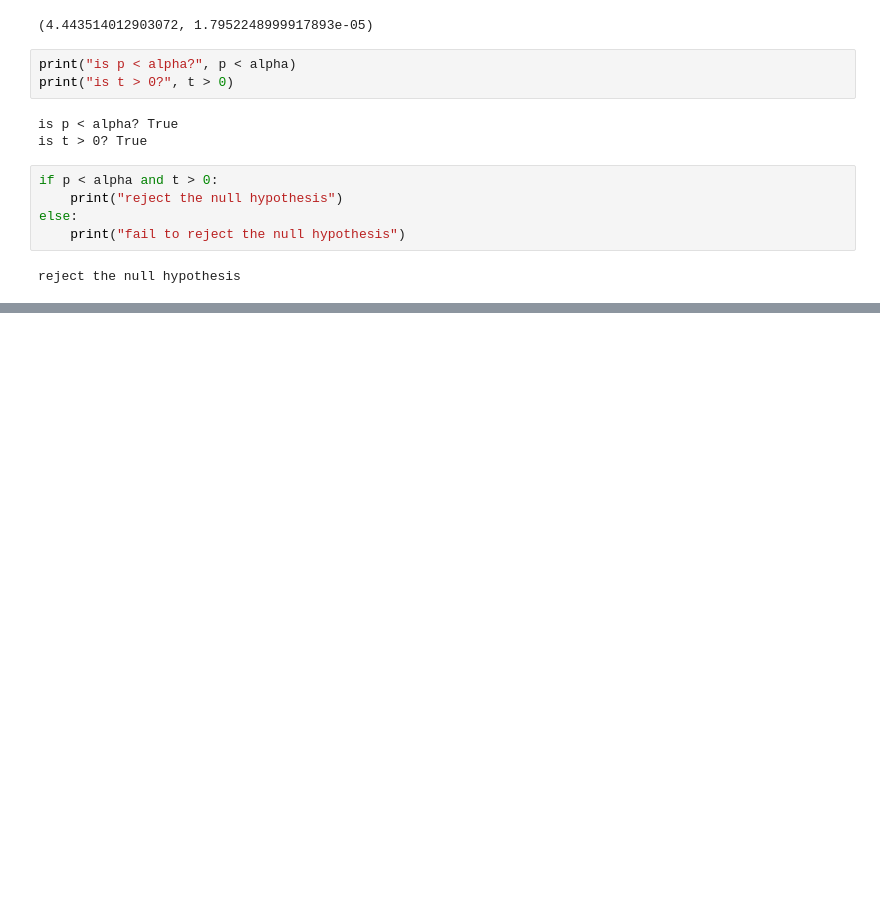
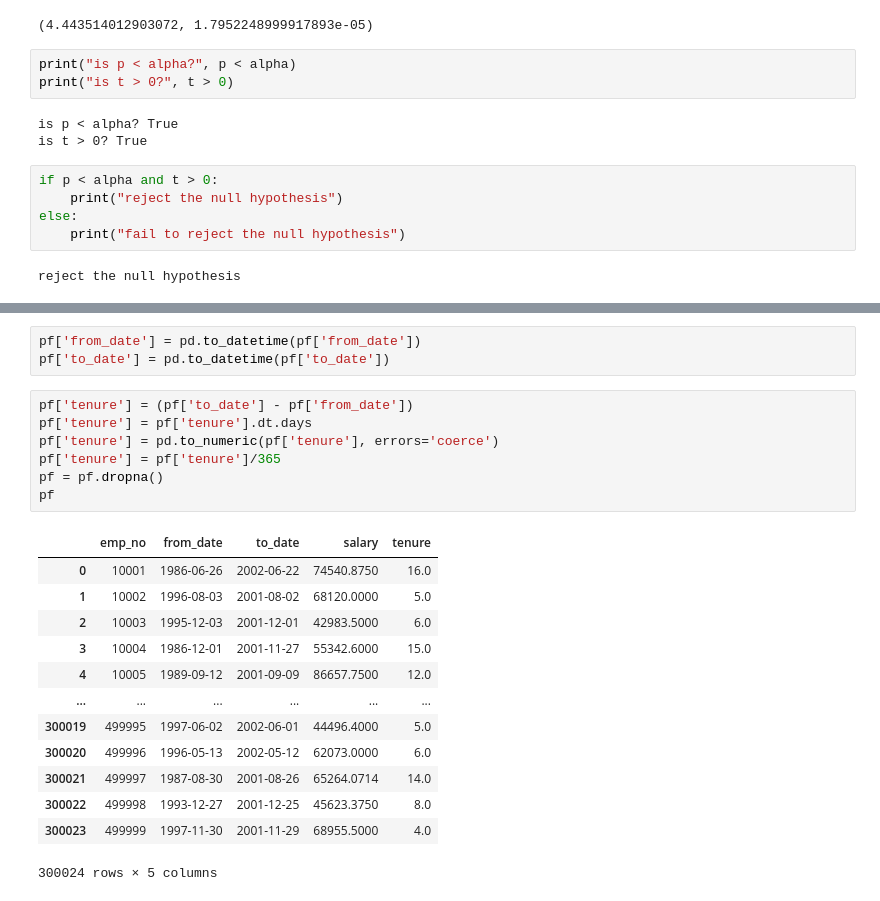
Before and after one commit to Nathanieldewald/statistics-exercises, a Jupyter notebook: hypothesis_testing.ipynb, the cells around one changed output, grey strips where cells are left out. Cells and saved outputs as stored; diff of their text form; blank space fills up the shorter version.

```diff
--- a/hypothesis_testing.ipynb
+++ b/hypothesis_testing.ipynb
@@ -183,0 +298,24 @@ reject the null hypothesis
+# %%
+pf['from_date'] = pd.to_datetime(pf['from_date'])
+pf['to_date'] = pd.to_datetime(pf['to_date'])
+# %%
+pf['tenure'] = (pf['to_date'] - pf['from_date'])
+pf['tenure'] = pf['tenure'].dt.days
+pf['tenure'] = pd.to_numeric(pf['tenure'], errors='coerce')
+pf['tenure'] = pf['tenure']/365
+pf = pf.dropna()
+pf
+# %% [output]
+|  | emp_no | from_date | to_date | salary | tenure |
+| 0 | 10001 | 1986-06-26 | 2002-06-22 | 74540.8750 | 16.0 |
+| 1 | 10002 | 1996-08-03 | 2001-08-02 | 68120.0000 | 5.0 |
+| 2 | 10003 | 1995-12-03 | 2001-12-01 | 42983.5000 | 6.0 |
+| 3 | 10004 | 1986-12-01 | 2001-11-27 | 55342.6000 | 15.0 |
+| 4 | 10005 | 1989-09-12 | 2001-09-09 | 86657.7500 | 12.0 |
+| ... | ... | ... | ... | ... | ... |
+| 300019 | 499995 | 1997-06-02 | 2002-06-01 | 44496.4000 | 5.0 |
+| 300020 | 499996 | 1996-05-13 | 2002-05-12 | 62073.0000 | 6.0 |
+| 300021 | 499997 | 1987-08-30 | 2001-08-26 | 65264.0714 | 14.0 |
+| 300022 | 499998 | 1993-12-27 | 2001-12-25 | 45623.3750 | 8.0 |
+| 300023 | 499999 | 1997-11-30 | 2001-11-29 | 68955.5000 | 4.0 |
+300024 rows × 5 columns
```
Also changed, not shown: parts of 22 cells of this notebook.
